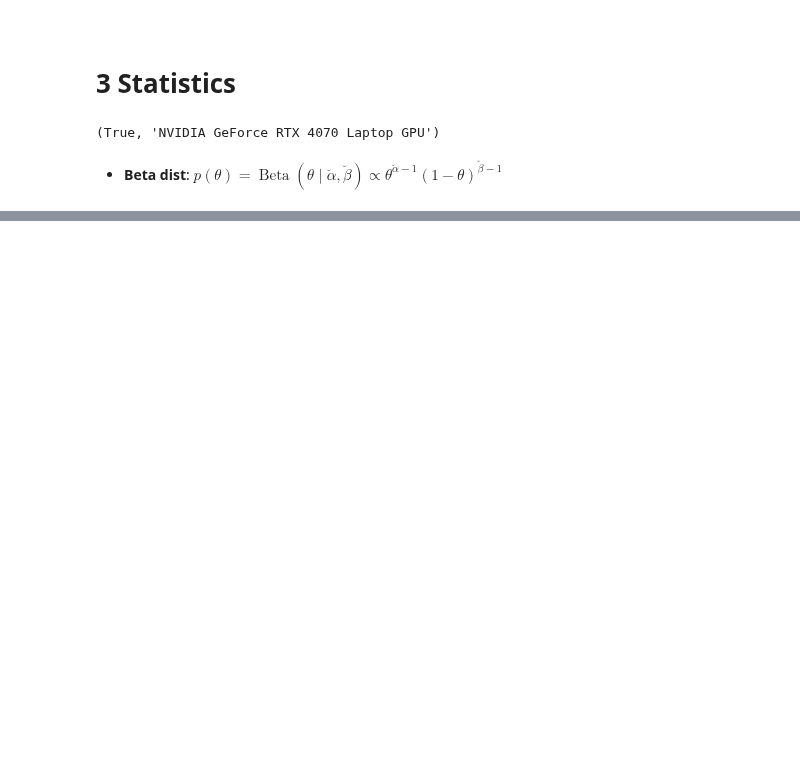
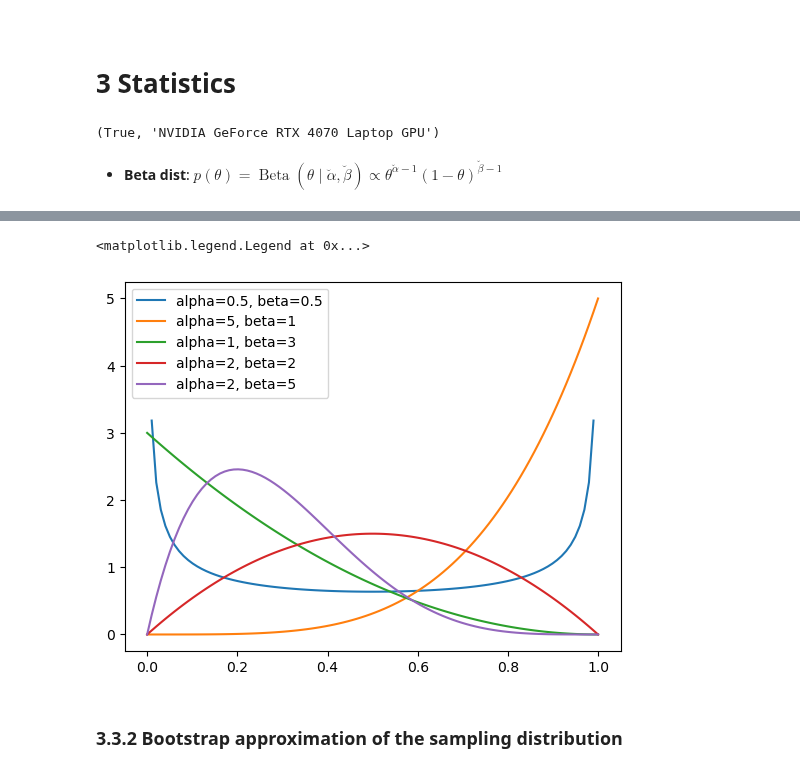
Before and after one commit to Igodlab/ml-book, a Jupyter notebook: supplementary/ch03/ch03_distributions.ipynb, the cells around one changed output, grey strips where cells are left out. Drawn from its saved outputs; the diff is of its cells as text; code cells hidden in the pictures; blank space fills up the shorter version.

Commit message:
beta distributions in pytorch

```diff
--- a/supplementary/ch03/ch03_distributions.ipynb
+++ b/supplementary/ch03/ch03_distributions.ipynb
@@ -41,0 +42,15 @@ plt.ylim(0, 800)
+# %%
+# Generate random samples from the Beta distribution
+samples = torch.linspace(0, 1, 100)  # Range of values
+pdf = Beta(alpha[3], beta[-1]).log_prob(samples).exp()  # Probability density function
+
+# plot the thing
+for i in range(len(alpha)):
+    pdf = Beta(alpha[i], beta[i]).log_prob(samples).exp()
+    plt.plot(samples, pdf, label=f"alpha={alpha[i]}, beta={beta[i]}")
+plt.legend()
+# %% [output]
+<matplotlib.legend.Legend at 0x...>
+[figure, added]
+# %% [markdown]
+### 3.3.2 Bootstrap approximation of the sampling distribution
```
Also changed, not shown: parts of 2 cells of this notebook, 1 other file.
